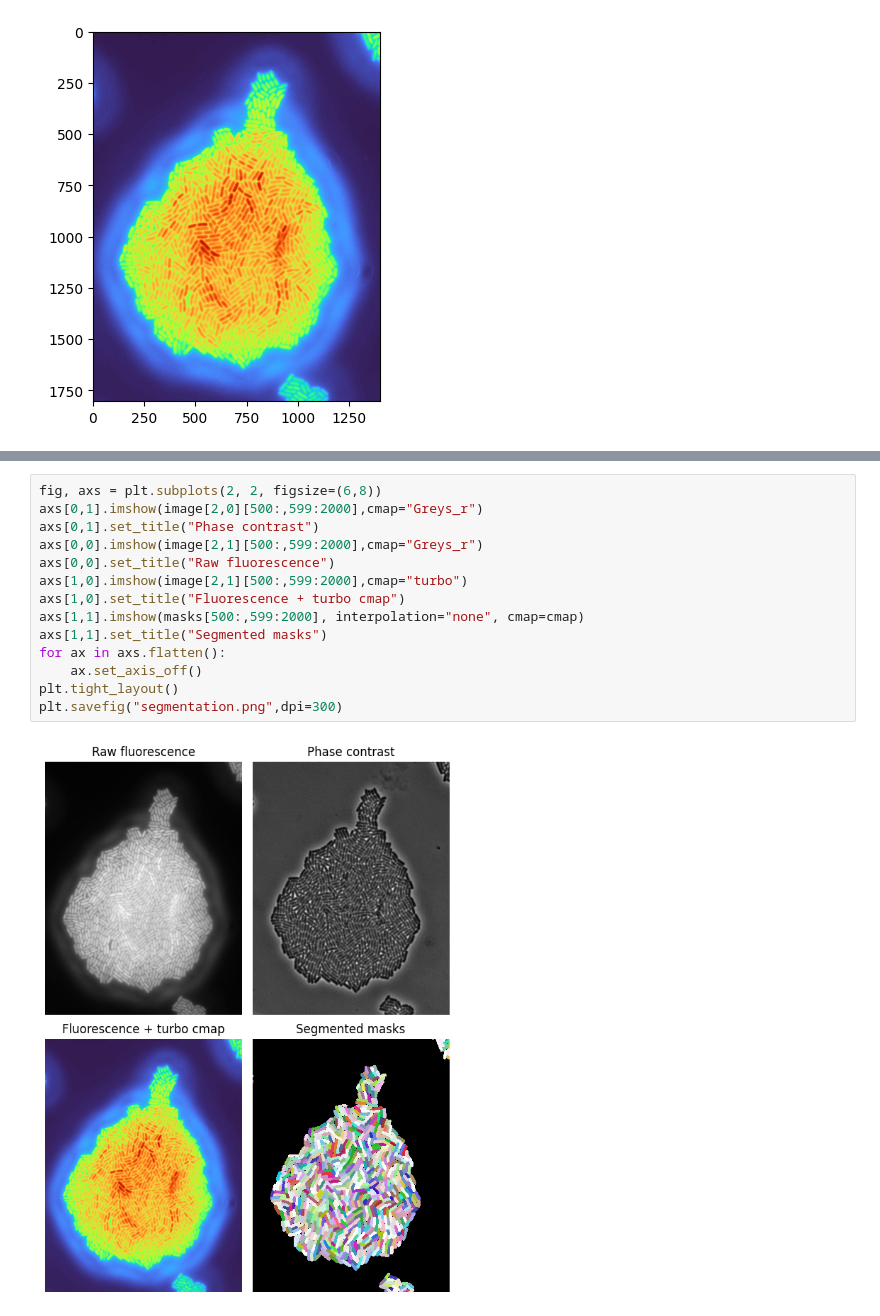
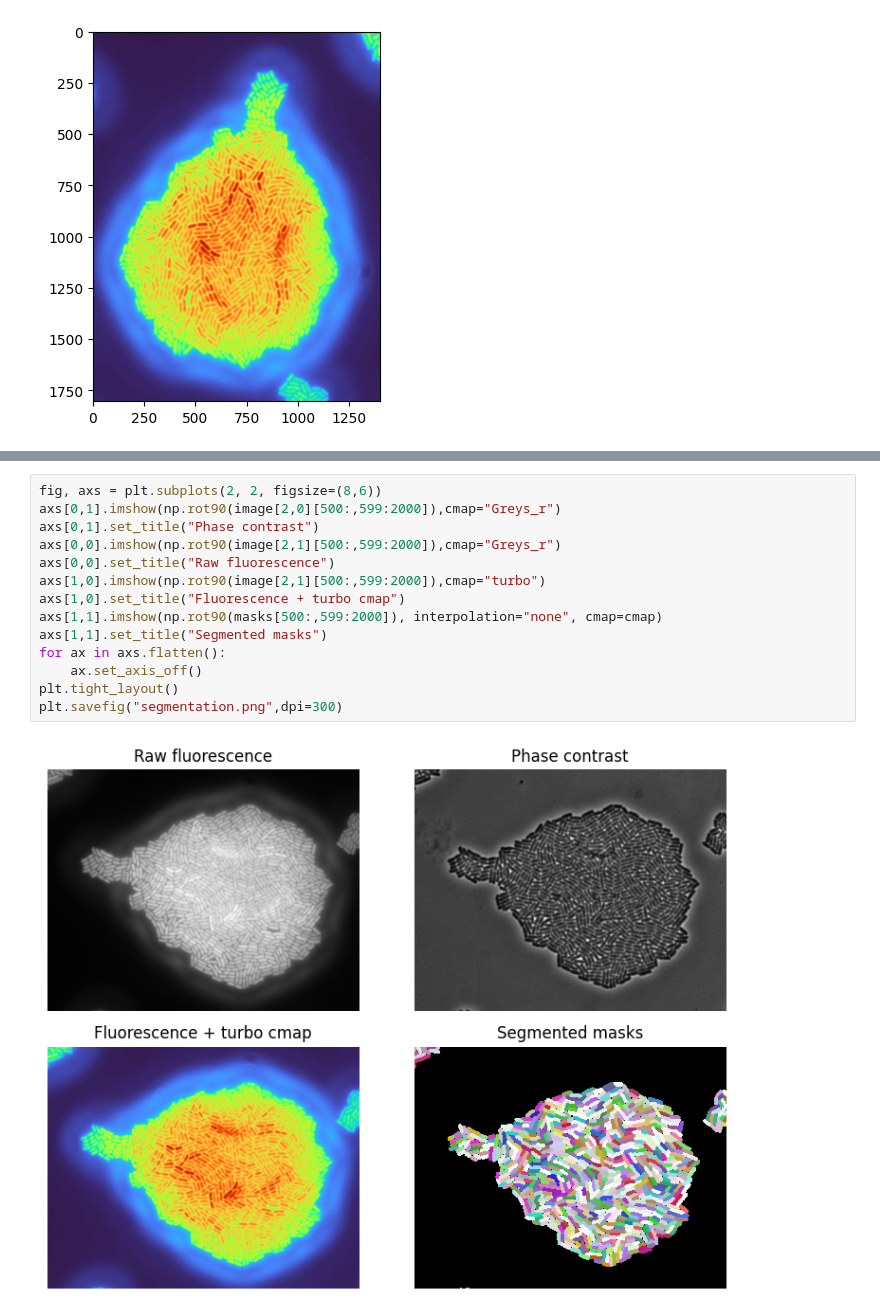
Before and after one commit to fsalfonzo/projection_diffraction, a Jupyter notebook: SI_assets/real_segmented.ipynb, the cells around one changed output, grey strips where cells are left out. Cells and saved outputs as stored; diff of their text form.

Commit message:
figure changes

```diff
--- a/SI_assets/real_segmented.ipynb
+++ b/SI_assets/real_segmented.ipynb
@@ -31,16 +31,16 @@ plt.imshow(masks[500:,599:2000], interpolation="none", cmap=cmap)
 # %%
-fig, axs = plt.subplots(2, 2, figsize=(6,8))
-axs[0,1].imshow(image[2,0][500:,599:2000],cmap="Greys_r")
+fig, axs = plt.subplots(2, 2, figsize=(8,6))
+axs[0,1].imshow(np.rot90(image[2,0][500:,599:2000]),cmap="Greys_r")
 axs[0,1].set_title("Phase contrast")
-axs[0,0].imshow(image[2,1][500:,599:2000],cmap="Greys_r")
+axs[0,0].imshow(np.rot90(image[2,1][500:,599:2000]),cmap="Greys_r")
 axs[0,0].set_title("Raw fluorescence")
-axs[1,0].imshow(image[2,1][500:,599:2000],cmap="turbo")
+axs[1,0].imshow(np.rot90(image[2,1][500:,599:2000]),cmap="turbo")
 axs[1,0].set_title("Fluorescence + turbo cmap")
-axs[1,1].imshow(masks[500:,599:2000], interpolation="none", cmap=cmap)
+axs[1,1].imshow(np.rot90(masks[500:,599:2000]), interpolation="none", cmap=cmap)
 axs[1,1].set_title("Segmented masks")
 for ax in axs.flatten():
     ax.set_axis_off()
 plt.tight_layout()
 plt.savefig("segmentation.png",dpi=300)
 # %% [output]
-[figure, old version]
+[figure, new version]
```
Also changed, not shown: parts of 1 cell of this notebook, 4 other files.
